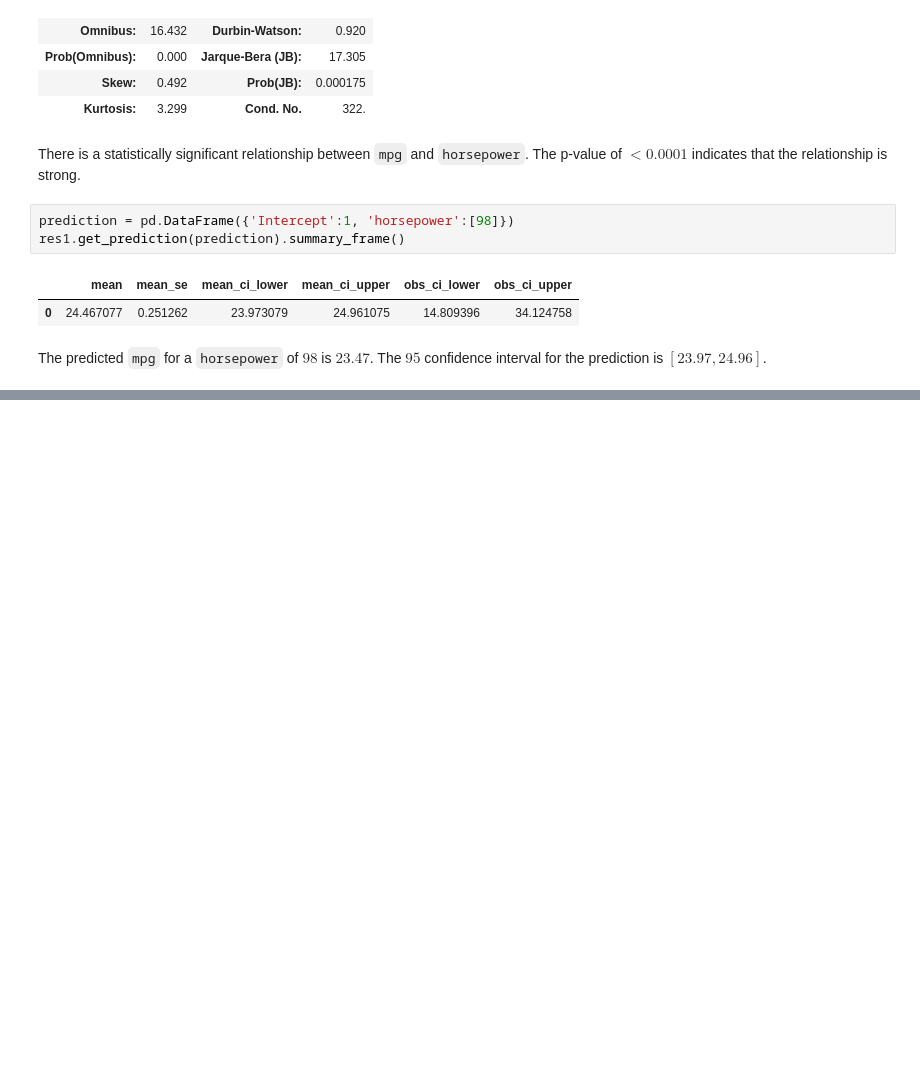
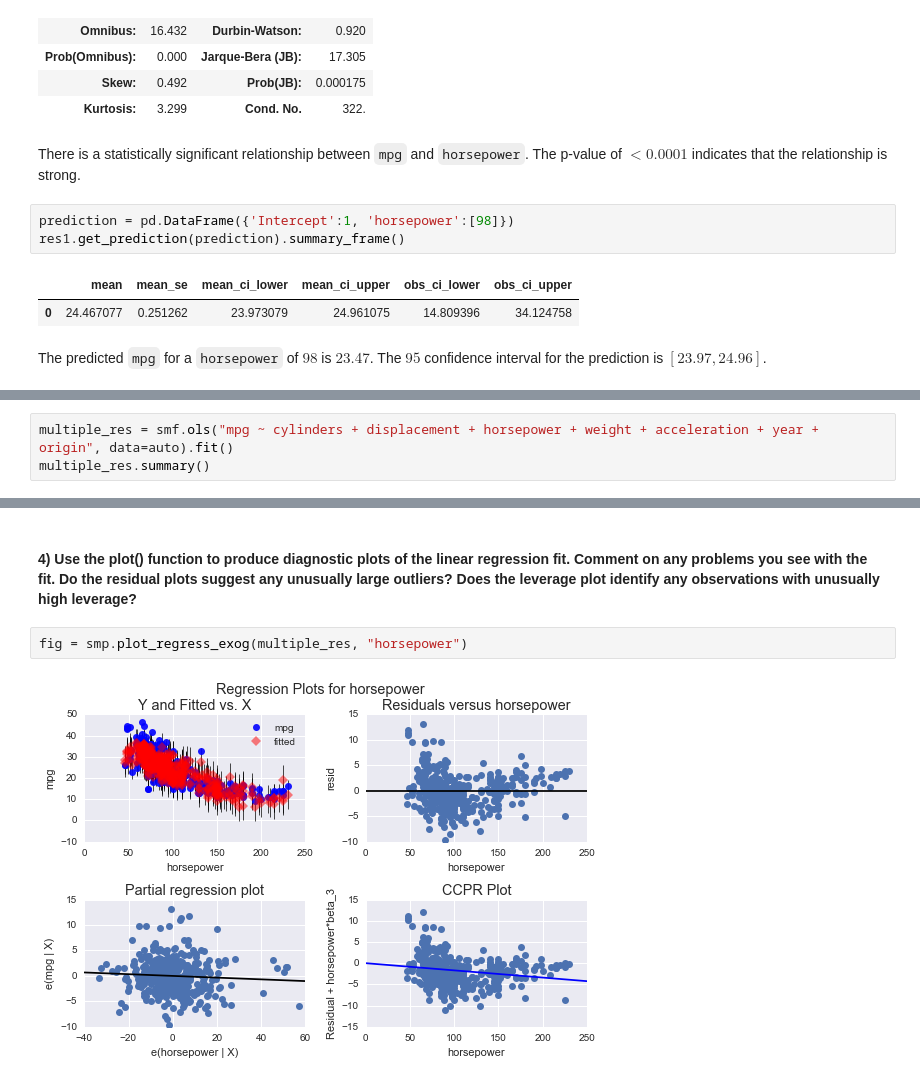
Before and after one commit to kjoshi/ISL, a Jupyter notebook: chapter3/3.7_Exercises.ipynb, the cells around one changed output, grey strips where cells are left out. Drawn from its saved outputs; the diff is of its cells as text; blank space fills up the shorter version.

```diff
--- a/chapter3/3.7_Exercises.ipynb
+++ b/chapter3/3.7_Exercises.ipynb
@@ -218,0 +273,3 @@ plt.plot(X_new.horsepower, preds, color='red')
+# %%
+multiple_res = smf.ols("mpg ~ cylinders + displacement + horsepower + weight + acceleration + year + origin", data=auto).fit()
+multiple_res.summary()
@@ -218,0 +307,6 @@ plt.plot(X_new.horsepower, preds, color='red')
+# %% [markdown]
+#### 4) Use the plot() function to produce diagnostic plots of the linear regression fit. Comment on any problems you see with the fit. Do the residual plots suggest any unusually large outliers? Does the leverage plot identify any observations with unusually high leverage?
+# %%
+fig = smp.plot_regress_exog(multiple_res, "horsepower")
+# %% [output]
+[figure, added]
```
Also changed, not shown: parts of 85 cells of this notebook.
